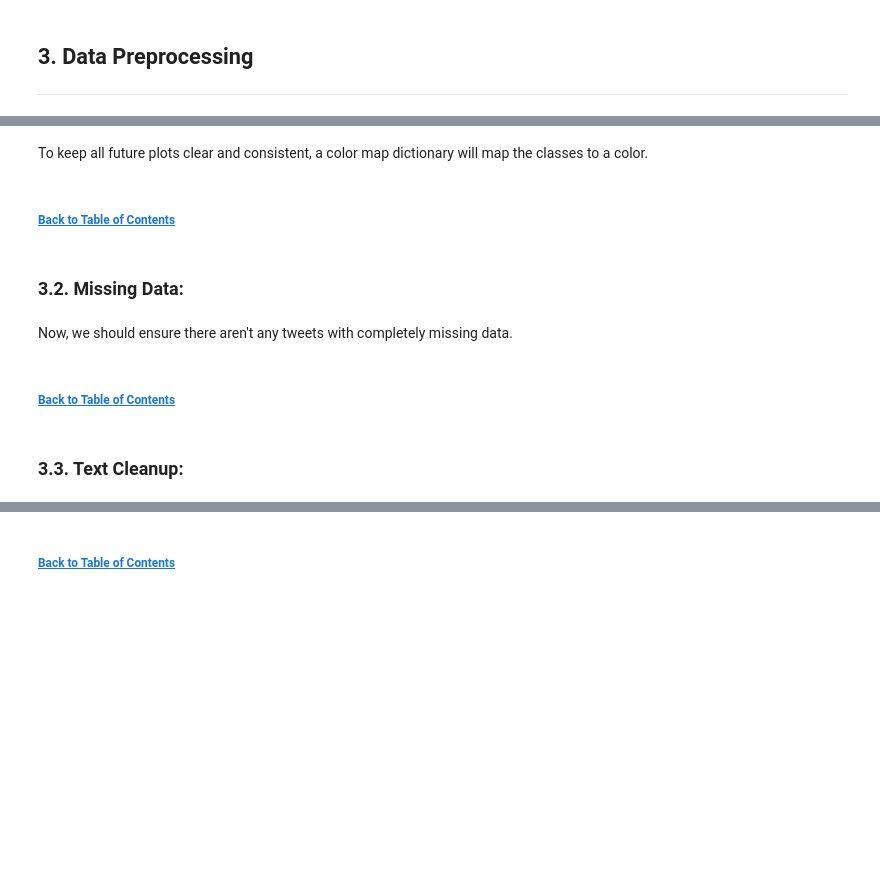
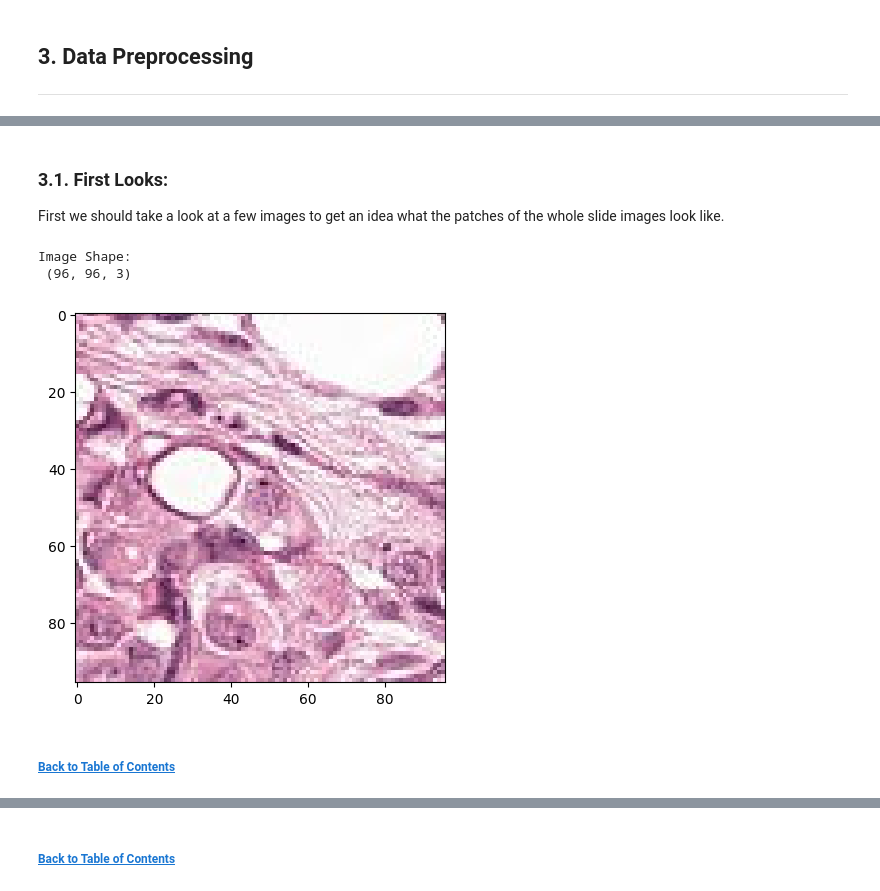
Before and after one commit to chill0121/Kaggle_Projects, a Jupyter notebook: Cancer_Detection_Histopathology/Cancer_Detection_Histopathology.ipynb, the cells around one changed output, grey strips where cells are left out. Cells and saved outputs as stored; diff of their text form; code cells hidden in the pictures; blank space fills up the shorter version.

```diff
--- a/Cancer_Detection_Histopathology/Cancer_Detection_Histopathology.ipynb
+++ b/Cancer_Detection_Histopathology/Cancer_Detection_Histopathology.ipynb
@@ -113,0 +148,14 @@ data_folder = current_wdir + '/Data/'
+# %%
+n_samples = 10000
+rand_seed = 11
+
+# Randomly sample all training images.
+train_ids_sampled = pd.concat([train_labels[train_labels.label == 0].sample(n_samples, replace = False, random_state = rand_seed),
+                               train_labels[train_labels.label == 1].sample(n_samples, replace = False, random_state = rand_seed)])
+
+# Subset validation set from training and separate X, y.
+X_train, X_val, y_train, y_val = train_test_split(train_ids_sampled.id, train_ids_sampled.label,
+                                                  train_size = 0.8, shuffle = True, random_state = rand_seed, stratify = train_ids_sampled.label)
+
+print(f'Training Set Size: {len(X_train):,}')
+print(f'Validation Set Size: {len(X_val):,}')
@@ -125,21 +176,24 @@ def image_import(file_list, folder_name):
     '''
     id_array = np.empty(len(file_list), dtype = object)
     image_array = np.zeros((len(file_list), 96, 96, 3)) # 4D Array with shape (n_images, height, width, channels)
-
-    for i, file in enumerate(file_list):
-        # Separate file extension and image id.
-        id, _ = file.split('.')
-        img = Image.open(f'./Data/{folder_name}/{file}')
+    print(f'Importing {len(file_list):,} images:')
+    for i, id in enumerate(file_list):
+        if folder_name == 'test':
+            img = Image.open(f'./Data/{folder_name}/{id}')
+        else:
+            img = Image.open(f'./Data/{folder_name}/{id}.tif')
         id_array[i] = id
         image_array[i] = np.asarray(img)
-        if i % 10_000 == 0:
-            print(f'..importing image # {i}')
+        if (i+1) % 5_000 == 0:
+            print(f"{' ':<2}... # {i+1:,}")
 
+    print('Completed!')
     return image_array, id_array
 # %%
-files_train = os.listdir('./Data/train')
-files_test = os.listdir('./Data/test')
+# files_train = os.listdir('./Data/train') # Only use to import all ~200,000 images!
+files_test = os.listdir('./Data/test') # Contains ~60,000 images!
 
-train_images, train_ids = image_import(files_train, 'train')
-test_images, test_ids = image_import(files_test, 'test')
+X_train, train_ids = image_import(X_train, 'train')
+X_val, val_ids = image_import(X_val, 'train')
+#test_images, test_ids = image_import(files_test, 'test')
 # %% [output]
@@ -207,2 +212,0 @@ Test
-# %% [markdown]
-To keep all future plots clear and consistent, a color map dictionary will map the classes to a color.
@@ -213,10 +213,15 @@ class_cmap = {'Not Disaster' : '#012A36',
+# %% [markdown]
+### 3.1. First Looks: <a name="firstlook"></a>
+
+First we should take a look at a few images to get an idea what the patches of the whole slide images look like.
+# %%
+print('Image Shape:\n', X_train[0].shape)
+fig, ax = plt.subplots()
+ax.imshow(Image.fromarray(X_train[0].astype(np.uint8))) # PIL requires uint8.
+plt.show()
+# %% [output]
+Image Shape:
+ (96, 96, 3)
+[figure, added]
 # %% [markdown]
 ###### [Back to Table of Contents](#toc)
-# %% [markdown]
-### 3.2. Missing Data: <a name="missingdata"></a>
-# %% [markdown]
-Now, we should ensure there aren't any tweets with completely missing data.
-# %% [markdown]
-###### [Back to Table of Contents](#toc)
-# %% [markdown]
-### 3.3. Text Cleanup: <a name="textclean"></a>
```
Also changed, not shown: parts of 31 cells of this notebook.
